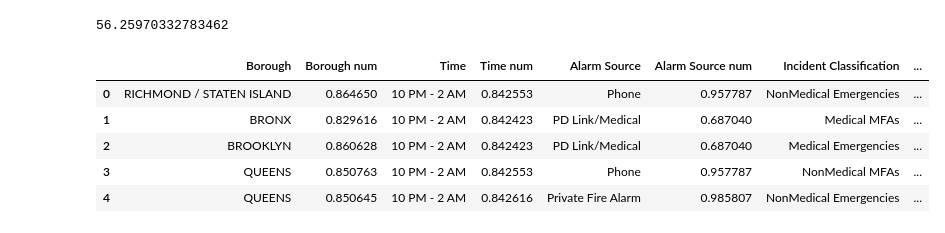
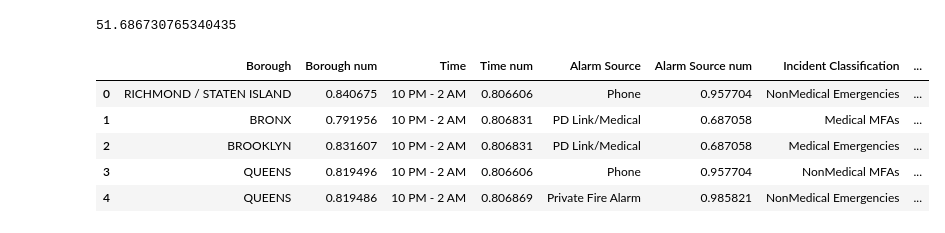
Before and after one commit to 415jason/NYC-Fire-Data, a Jupyter notebook: FireTruckCleaning.ipynb, the cells around one changed output. Saved outputs shown, nothing was run; the diff lists cells and outputs as text; code cells hidden in the pictures.

Commit message:
Made changes to some of the time data

```diff
--- a/FireTruckCleaning.ipynb
+++ b/FireTruckCleaning.ipynb
@@ -13,6 +11,5 @@ total_columns = df.shape[1]
 df.drop(columns=['STARFIRE_INCIDENT_ID', 'ZIPCODE', 'POLICEPRECINCT', 'CITYCOUNCILDISTRICT', 'COMMUNITYDISTRICT', 'COMMUNITYSCHOOLDISTRICT', 'CONGRESSIONALDISTRICT', 'ALARM_BOX_NUMBER', 'ALARM_BOX_LOCATION', 'INCIDENT_CLASSIFICATION', 'ALARM_LEVEL_INDEX_DESCRIPTION', 'HIGHEST_ALARM_LEVEL', 'VALID_DISPATCH_RSPNS_TIME_INDC'], inplace=True)
 #Dropping most columns with DateTime data types, the other one will be converted to a categorical variable later
 df.drop(columns=['FIRST_ASSIGNMENT_DATETIME', 'FIRST_ACTIVATION_DATETIME', 'FIRST_ON_SCENE_DATETIME', 'INCIDENT_CLOSE_DATETIME'], inplace=True)
-missing_counts = df.isnull().sum()
-missing_counts = missing_counts[missing_counts > 0]
-print(missing_counts)
+# Dropping the column for INCIDENT_TRAVEL_TIME adnd INCIDENT_RESPONSE_SECONDS_QY, as they are mostly out of our control and will have to great of an impact on the model
+df.drop(columns=['INCIDENT_TRAVEL_TM_SECONDS_QY', 'INCIDENT_RESPONSE_SECONDS_QY'], inplace=True)
@@ -43,4 +35,7 @@ True    9866972
 Name: count, dtype: int64
+# %%
+# Converting strings in format '1,000' to integers
+df['DISPATCH_RESPONSE_SECONDS_QY'] = df['DISPATCH_RESPONSE_SECONDS_QY'].str.replace(',', '').astype(int)
 # %%
 # Convert string to datetime
 df['INCIDENT_DATETIME'] = pd.to_datetime(df['INCIDENT_DATETIME'], format="%m/%d/%Y %I:%M:%S %p")
@@ -225,19 +220,19 @@ cleaned_rows = df.shape[0]
 cleaned_columns = df.shape[1]
 print((cleaned_rows * cleaned_columns) / (total_rows * total_columns) * 100)
 # %% [output]
-56.25970332783462
+51.686730765340435
 # %%
 # Renaming columns to make them easier to read and work with
-df.rename(columns={'INCIDENT_BOROUGH': 'Borough', 'ALARM_SOURCE_DESCRIPTION_TX': 'Alarm Source', 'INCIDENT_CLASSIFICATION_GROUP': 'Incident Classification', 'DISPATCH_RESPONSE_SECONDS_QY': 'Dispatch Response Time', 'VALID_INCIDENT_RSPNS_TIME_INDC': 'Valid Response Time', 'INCIDENT_RESPONSE_SECONDS_QY': 'Incident Response Time', 'INCIDENT_TRAVEL_TM_SECONDS_QY': 'Incident Travel Time', 'ENGINES_ASSIGNED_QUANTITY': 'Engines Assigned', 'LADDERS_ASSIGNED_QUANTITY': 'Ladders Assigned', 'OTHER_UNITS_ASSIGNED_QUANTITY': 'Other Units Assigned', 'HOUR GROUP LABEL' : 'Time'}, inplace=True)
-order = ['Borough', 'Borough num', 'Time', 'Time num',  'Alarm Source', 'Alarm Source num', 'Incident Classification', 'Incident Classification num', 'Dispatch Response Time', 'Incident Response Time', 'Incident Travel Time', 'Engines Assigned', 'Ladders Assigned', 'Other Units Assigned', 'Valid Response Time']
+df.rename(columns={'INCIDENT_BOROUGH': 'Borough', 'ALARM_SOURCE_DESCRIPTION_TX': 'Alarm Source', 'INCIDENT_CLASSIFICATION_GROUP': 'Incident Classification', 'DISPATCH_RESPONSE_SECONDS_QY': 'Dispatch Response Time', 'VALID_INCIDENT_RSPNS_TIME_INDC': 'Valid Response Time', 'ENGINES_ASSIGNED_QUANTITY': 'Engines Assigned', 'LADDERS_ASSIGNED_QUANTITY': 'Ladders Assigned', 'OTHER_UNITS_ASSIGNED_QUANTITY': 'Other Units Assigned', 'HOUR GROUP LABEL' : 'Time'}, inplace=True)
+order = ['Borough', 'Borough num', 'Time', 'Time num',  'Alarm Source', 'Alarm Source num', 'Incident Classification', 'Incident Classification num', 'Dispatch Response Time', 'Engines Assigned', 'Ladders Assigned', 'Other Units Assigned', 'Valid Response Time']
 df = df[order]
 df.head()
 # %% [output]
 |  | Borough | Borough num | Time | Time num | Alarm Source | Alarm Source num | Incident Classification | ... |
-| 0 | RICHMOND / STATEN ISLAND | 0.864650 | 10 PM - 2 AM | 0.842553 | Phone | 0.957787 | NonMedical Emergencies | ... |
-| 1 | BRONX | 0.829616 | 10 PM - 2 AM | 0.842423 | PD Link/Medical | 0.687040 | Medical MFAs | ... |
-| 2 | BROOKLYN | 0.860628 | 10 PM - 2 AM | 0.842423 | PD Link/Medical | 0.687040 | Medical Emergencies | ... |
-| 3 | QUEENS | 0.850763 | 10 PM - 2 AM | 0.842553 | Phone | 0.957787 | NonMedical MFAs | ... |
-| 4 | QUEENS | 0.850645 | 10 PM - 2 AM | 0.842616 | Private Fire Alarm | 0.985807 | NonMedical Emergencies | ... |
+| 0 | RICHMOND / STATEN ISLAND | 0.840675 | 10 PM - 2 AM | 0.806606 | Phone | 0.957704 | NonMedical Emergencies | ... |
+| 1 | BRONX | 0.791956 | 10 PM - 2 AM | 0.806831 | PD Link/Medical | 0.687058 | Medical MFAs | ... |
+| 2 | BROOKLYN | 0.831607 | 10 PM - 2 AM | 0.806831 | PD Link/Medical | 0.687058 | Medical Emergencies | ... |
+| 3 | QUEENS | 0.819496 | 10 PM - 2 AM | 0.806606 | Phone | 0.957704 | NonMedical MFAs | ... |
+| 4 | QUEENS | 0.819486 | 10 PM - 2 AM | 0.806869 | Private Fire Alarm | 0.985821 | NonMedical Emergencies | ... |
 # %%
 pd.DataFrame(df).to_csv(r"C:\Users\Jason\Downloads\CleanedFireIncidentData.csv")
```
Also changed, not shown: parts of 11 cells of this notebook.
